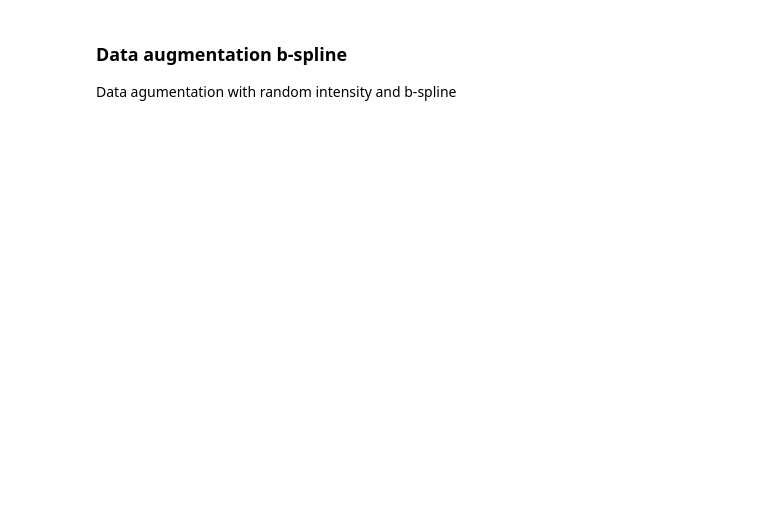
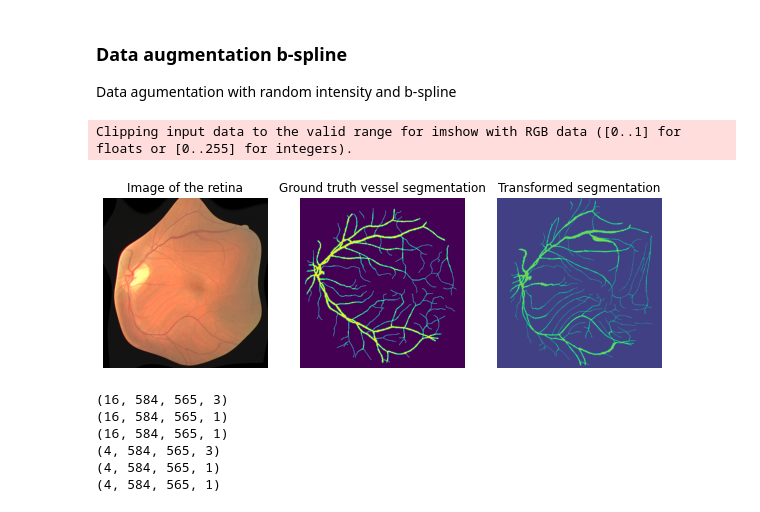
Before and after one commit to langestefan/8dm50-machine-learning, a Jupyter notebook: practicals/week_5.ipynb, the cells around one changed output. Saved outputs shown, nothing was run; the diff lists cells and outputs as text; code cells hidden in the pictures; blank space fills up the shorter version.

Commit message:
Week5_data_aug

```diff
--- a/practicals/week_5.ipynb
+++ b/practicals/week_5.ipynb
@@ -609,41 +658,67 @@ for i in range(len(images)):
 
 
 transformed_images = np.empty([20,584,565,3])
+transformed_segmentations = np.empty([20,584,565,3])
+#transformed_masks = np.empty([20,584,565,3])
 
 for i in range(len(images)):
-    random_grid = np.random.rand(3, 3, 3, 3)
+    random_grid = np.random.rand(2, 5, 5)
     random_grid -= 0.5
     random_grid /= 5
+
     bspline = gryds.BSplineTransformation(random_grid)
-    bspline_images = gryds.Interpolator(random_images[i])
+    bspline_images = gryds.MultiChannelInterpolator(random_images[i])
     transformed_images[i] = bspline_images.transform(bspline)
 
+    #for transforming segmentations and masks too: creates error
+    bspline_segmentation = gryds.MultiChannelInterpolator(segmentations[i])
+    #bspline_masks = gryds.MultiChannelInterpolator(masks[i])
+    transformed_segmentations[i] = bspline_segmentation.transform(bspline)
+    #transformed_masks[i] = bspline_masks.transform(bspline)
 
 plt.figure(figsize=(10, 8))
 
-plt.subplot(1, 2, 1)
+plt.subplot(1, 3, 1)
 plt.title("Image of the retina")
 plt.axis('off')
 plt.imshow(transformed_images[0])
 
-plt.subplot(1, 2, 2)
+plt.subplot(1, 3, 2)
 plt.title("Ground truth vessel segmentation")
 plt.axis('off')
 plt.imshow(segmentations[0][:, :, 0])
+
+plt.subplot(1, 3, 3)
+plt.title("Transformed segmentation")
+plt.axis('off')
+plt.imshow(transformed_segmentations[0][:, :, 0])
 
 plt.show()
 
 # divide in training and validation
 train_images, val_images, train_masks, val_masks, train_segmentations, val_segmentations = train_test_split(
     transformed_images, masks, segmentations, test_size=0.2, random_state=7)
+
+#use for transformed segmentations and masks
+#train_images, val_images, train_masks, val_masks, train_segmentations, val_segmentations = train_test_split(
+#    transformed_images, transformed_masks, transformed_segmentations, test_size=0.2, random_state=7)
 
 # print the shape of the training and valudation datasets
 print(train_images.shape)
 print(train_masks.shape)
 print(train_segmentations.shape)
 print(val_images.shape)
 print(val_masks.shape)
 print(val_segmentations.shape)
+# %% [output]
+Clipping input data to the valid range for imshow with RGB data ([0..1] for floats or [0..255] for integers).
+[figure, added]
+(16, 584, 565, 3)
+(16, 584, 565, 1)
+(16, 584, 565, 1)
+(4, 584, 565, 3)
+(4, 584, 565, 1)
+(4, 584, 565, 1)
 # %%
 from unet_utils import extract_patches, preprocessing
 
```
Also changed, not shown: parts of 7 cells of this notebook.
